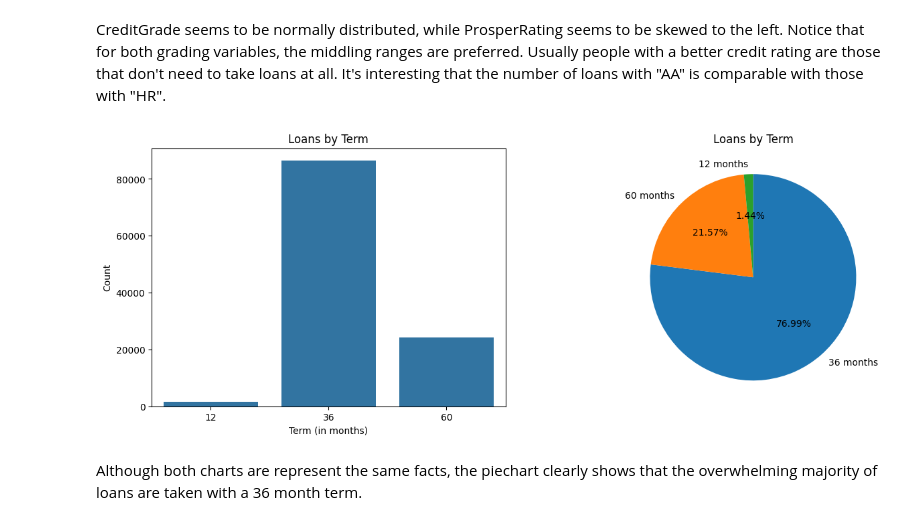
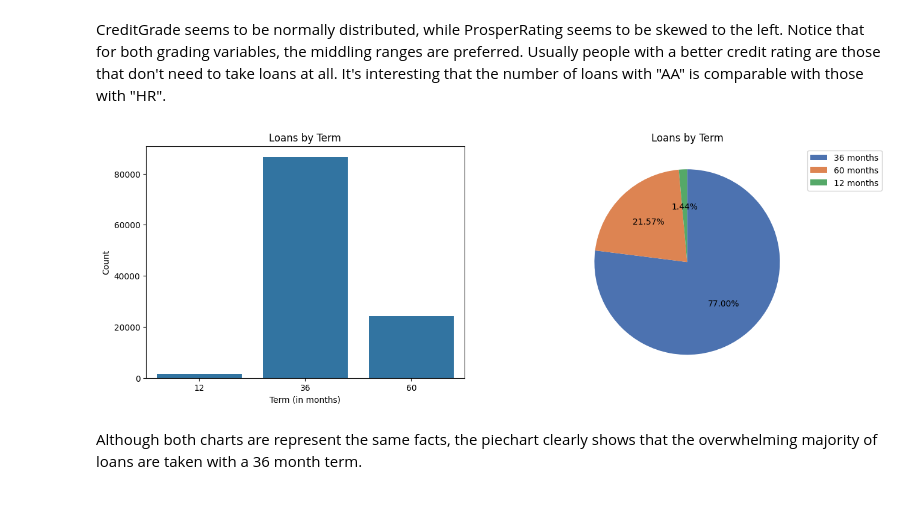
Before and after one commit to abarto/udacity-nd002-comunicate-data-findings, a Jupyter notebook: Part_I_exploration.ipynb, the cells around one changed output. Drawn from its saved outputs; the diff is of its cells as text; code cells hidden in the pictures.

```diff
--- a/Part_I_exploration.ipynb
+++ b/Part_I_exploration.ipynb
@@ -1323,27 +1369,31 @@ CreditGrade seems to be normally distributed, while ProsperRating seems to be sk
 # %%
 plt.figure(figsize=(15, 5))
 
 plt.subplot(1, 2, 1)
 sb.countplot(
     x=prosper_load_data_clean_df.Term,
     color=base_color
 );
 plt.xlabel("Term (in months)")
 plt.ylabel("Count")
 plt.title("Loans by Term");
 
 plt.subplot(1, 2, 2)
-term_value_counts = prosper_load_data_clean_df.Term.value_counts()
 plt.pie(
     term_value_counts,
-    labels=term_value_counts.index.map(lambda x: f"{x} months"),
+    colors=sb.color_palette('deep'),
     startangle=90,
     counterclock=False,
-    autopct="%.2f%%"
+    autopct='%.2f%%'
 );
+plt.legend(
+    labels=term_value_counts.index.map(lambda x: f"{x} months"),
+    loc=2,
+    bbox_to_anchor=(1, 1)
+)
 plt.title("Loans by Term");
 # %% [output]
-[figure, old version]
+[figure, new version]
 # %% [markdown]
 Although both charts are represent the same facts, the piechart clearly shows that the overwhelming majority of loans are taken with a 36 month term.
 # %% [markdown]
```
Also changed, not shown: parts of 51 cells of this notebook.
